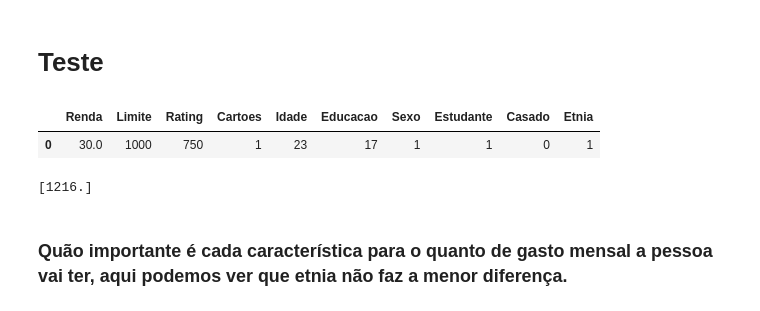
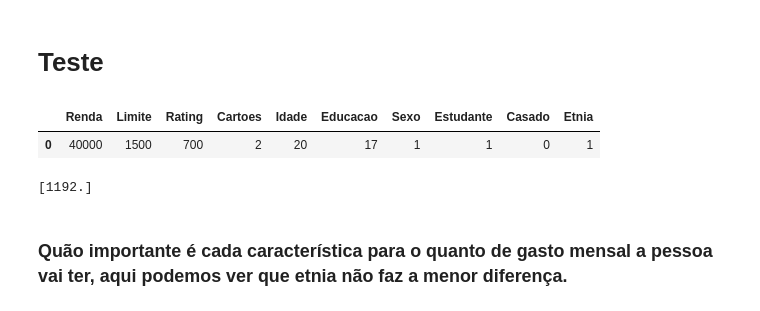
Before and after one commit to FilipeSCampos/MachineLearningET, a Jupyter notebook: Estrutura de dados (1).ipynb, the cells around one changed output. Cells and saved outputs as stored; diff of their text form; code cells hidden in the pictures.

```diff
--- a/Estrutura de dados (1).ipynb
+++ b/Estrutura de dados (1).ipynb
@@ -71,15 +153,15 @@ RMSE: 142.3166539797785
 # %% [markdown]
 # Teste
 # %%
-teste = {'Renda':13.200 ,'Limite':800,'Rating':600,'Cartoes':1,'Idade':20,'Educacao':17,'Sexo':1,'Estudante':1,'Casado':0,'Etnia':1}
+teste = {'Renda':40000 ,'Limite':1500,'Rating':700,'Cartoes':2,'Idade':20,'Educacao':17,'Sexo':1,'Estudante':1,'Casado':0,'Etnia':1}
 teste_df = pd.DataFrame(data = teste, index=[0])
 display(teste_df)
 previsao = modelo.predict(teste_df)
 print(previsao)
 # %% [output]
 |  | Renda | Limite | Rating | Cartoes | Idade | Educacao | Sexo | Estudante | Casado | Etnia |
-| 0 | 30.0 | 1000 | 750 | 1 | 23 | 17 | 1 | 1 | 0 | 1 |
+| 0 | 40000 | 1500 | 700 | 2 | 20 | 17 | 1 | 1 | 0 | 1 |
-[1216.]
+[1192.]
 # %% [markdown]
 ### Quão importante é cada característica para o quanto de gasto mensal a pessoa vai ter, aqui podemos ver que etnia não faz a menor diferença.
 # %%
```
Also changed, not shown: parts of 19 cells of this notebook.
